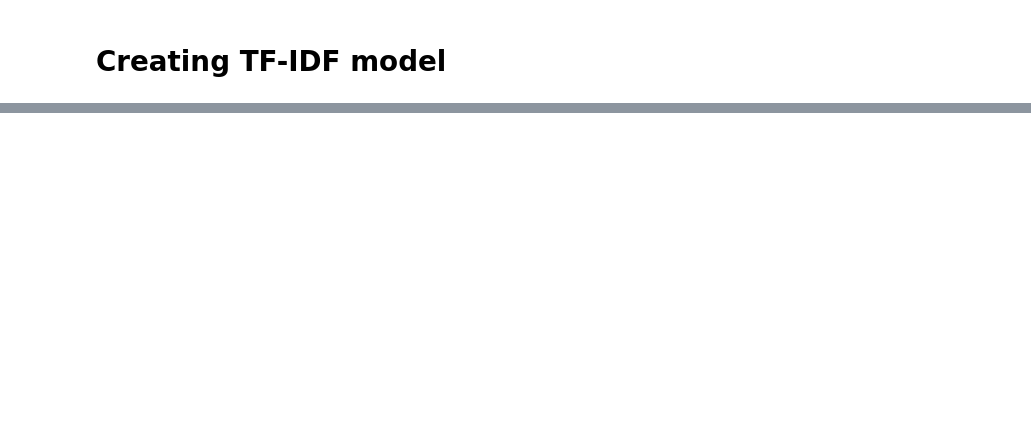
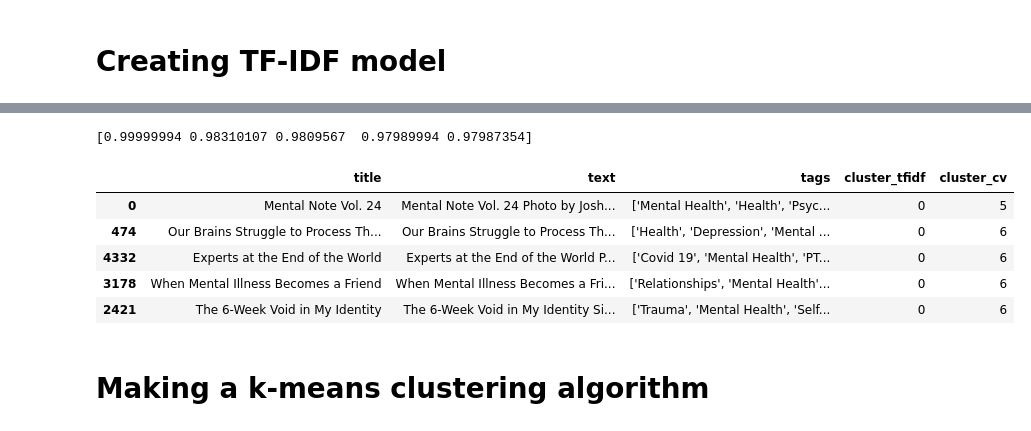
Before and after one commit to vibhor-5757/article-recommendation-system, a Jupyter notebook: article-recommendation-system.ipynb, the cells around one changed output, grey strips where cells are left out. Saved outputs shown, nothing was run; the diff lists cells and outputs as text; code cells hidden in the pictures; blank space fills up the shorter version.

```diff
--- a/article-recommendation-system.ipynb
+++ b/article-recommendation-system.ipynb
@@ -230,0 +193,25 @@ similar_articles
+# %%
+X=[]
+for i in corpus:
+  X.append(nlp(i).vector)
+# %%
+def get_similar_article_using_wordvector(text, nlp, X, df, top_n=5):
+    preprocessed_text = preprocess_text(text)
+    X_text = [nlp(preprocessed_text).vector]
+    similarity_scores = cosine_similarity(X, X_text).flatten()
+    top_indices = similarity_scores.argsort()[-top_n:][::-1]
+    return df.iloc[top_indices], similarity_scores[top_indices], similarity_scores
+# %%
+similar_articles, scores, similarity_scores = get_similar_article_using_wordvector(df["text"][0], nlp, X, df)
+print(scores)
+similar_articles
+# %% [output]
+[0.99999994 0.98310107 0.9809567  0.97989994 0.97987354]
+|  | title | text | tags | cluster_tfidf | cluster_cv |
+| 0 | Mental Note Vol. 24 | Mental Note Vol. 24 Photo by Josh... | ['Mental Health', 'Health', 'Psyc... | 0 | 5 |
+| 474 | Our Brains Struggle to Process Th... | Our Brains Struggle to Process Th... | ['Health', 'Depression', 'Mental ... | 0 | 6 |
+| 4332 | Experts at the End of the World | Experts at the End of the World P... | ['Covid 19', 'Mental Health', 'PT... | 0 | 6 |
+| 3178 | When Mental Illness Becomes a Friend | When Mental Illness Becomes a Fri... | ['Relationships', 'Mental Health'... | 0 | 6 |
+| 2421 | The 6-Week Void in My Identity | The 6-Week Void in My Identity Si... | ['Trauma', 'Mental Health', 'Self... | 0 | 6 |
+# %% [markdown]
+# Making a k-means clustering algorithm
```
Also changed, not shown: parts of 24 cells of this notebook.
